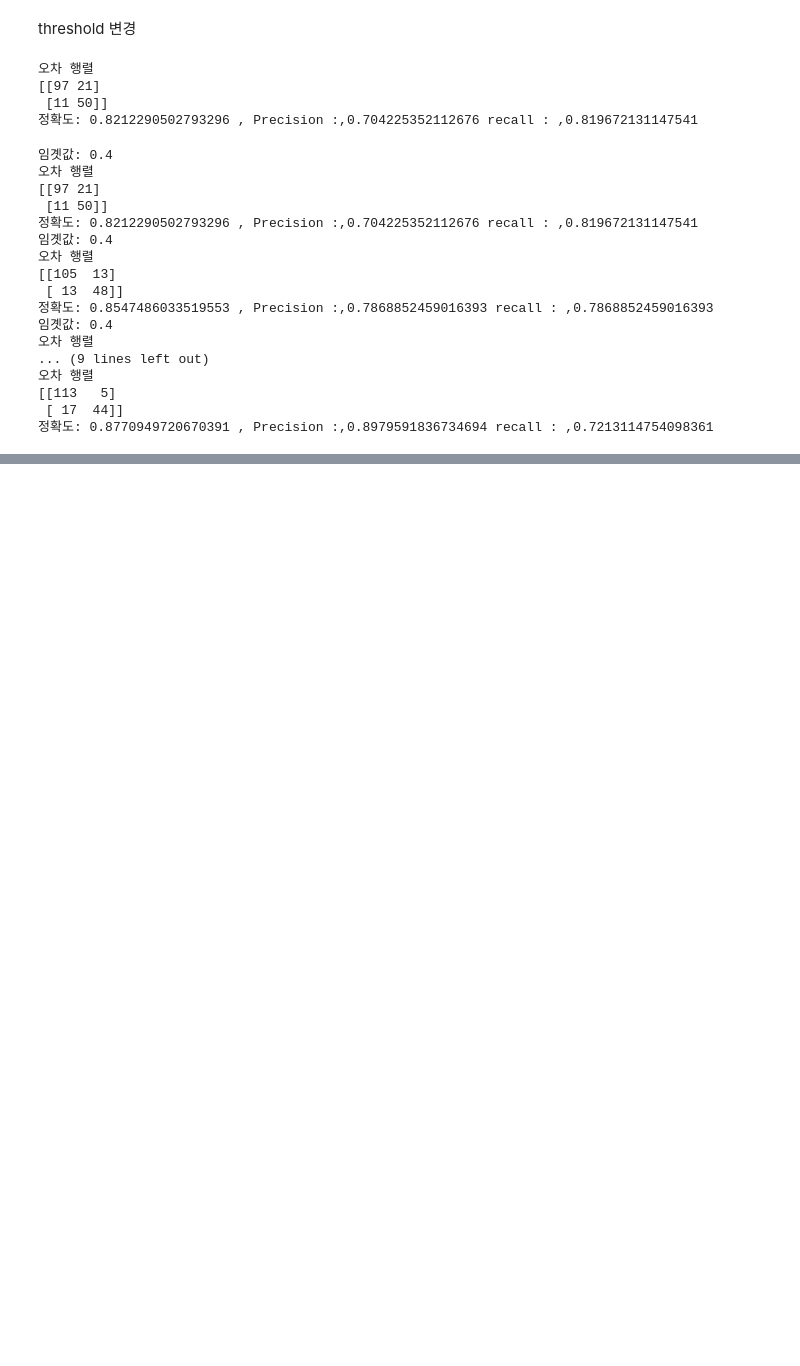
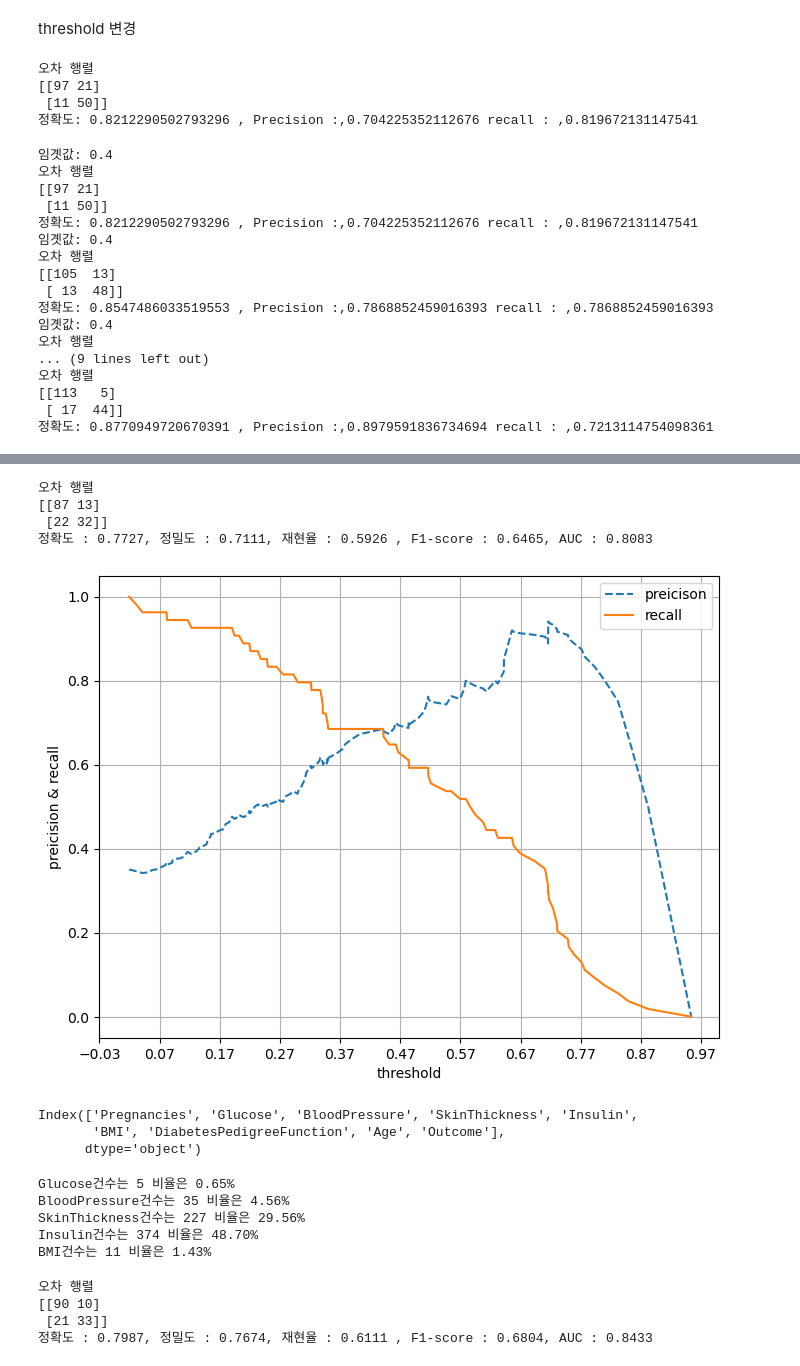
Before and after one commit to poporago/study_repo, a Jupyter notebook: scikit-learn/ch3평가.ipynb, the cells around one changed output, grey strips where cells are left out. Drawn from its saved outputs; the diff is of its cells as text; code cells hidden in the pictures; blank space fills up the shorter version.

```diff
--- a/scikit-learn/ch3평가.ipynb
+++ b/scikit-learn/ch3평가.ipynb
@@ -229,0 +363,12 @@ print(thresholds.shape)
+# %%
+import numpy as np
+import pandas as pd
+import matplotlib.pyplot as plt
+
+from sklearn.model_selection import train_test_split
+from sklearn.metrics import accuracy_score, precision_score , recall_score, roc_auc_score
+from sklearn.metrics import f1_score, confusion_matrix, precision_recall_curve, roc_curve
+from sklearn.preprocessing import StandardScaler
+from sklearn.linear_model import LogisticRegression
+
+data = pd.read_csv('../../data/diabetes.csv')
@@ -229,0 +407,11 @@ print(thresholds.shape)
+# %%
+X = data.iloc[:,:-1]
+y = data.iloc[:,-1]
+
+X_train, X_test, y_train, y_test = train_test_split(X,y, test_size = 0.2, random_state=156, stratify=y)
+
+#로지스틱 회귀로 학습, 예측 및 평가 수행
+lr_clf = LogisticRegression(solver='liblinear') #로지스틱 회귀는 normal equation이 아닌 iteratvie method이기때문에 방법을 선택해야함
+lr_clf.fit(X_train,y_train)
+pred = lr_clf.predict(X_test)
+pred_proba = lr_clf.predict_proba(X_test)[:,1]
@@ -229,0 +430,31 @@ print(thresholds.shape)
+# %%
+get_clf_eval(y_test,pred,pred_proba)
+# %% [output]
+오차 행렬
+[[87 13]
+ [22 32]]
+정확도 : 0.7727, 정밀도 : 0.7111, 재현율 : 0.5926 , F1-score : 0.6465, AUC : 0.8083
+# %%
+pred_proba_c1 = lr_clf.predict_proba(X_test)[:,1]
+precision_recall_curve_plot(y_test, pred_proba_c1)
+# %% [output]
+[figure, added]
+# %%
+data.columns
+# %% [output]
+Index(['Pregnancies', 'Glucose', 'BloodPressure', 'SkinThickness', 'Insulin',
+       'BMI', 'DiabetesPedigreeFunction', 'Age', 'Outcome'],
+      dtype='object')
+# %%
+check_list = ['Glucose','BloodPressure','SkinThickness', 'Insulin','BMI']
+total_count = len(data) # data['Glucose'].count()
+
+for feature in check_list:
+    zero_count = len(data[data[feature] ==0])
+    print(f'{feature}건수는 {zero_count} 비율은 {100*zero_count/total_count:.2f}%')
+# %% [output]
+Glucose건수는 5 비율은 0.65%
+BloodPressure건수는 35 비율은 4.56%
+SkinThickness건수는 227 비율은 29.56%
+Insulin건수는 374 비율은 48.70%
+BMI건수는 11 비율은 1.43%
@@ -229,0 +465,21 @@ print(thresholds.shape)
+# %%
+X = data.iloc[:, :-1]
+y = data.iloc[:, -1]
+
+#standardscaler를 통하여 피쳐 세트에 대해 일괄적인 스케일링 적용
+scaler = StandardScaler()
+X_scaled = scaler.fit_transform(X)
+
+X_train, X_test, y_train, y_test = train_test_split(X_scaled, y , test_size=0.2, random_state=156 ,stratify=y)
+
+lr_clf = LogisticRegression()
+lr_clf.fit(X_train,y_train)
+pred = lr_clf.predict(X_test)
+pred_proba = lr_clf.predict_proba(X_test)[:,1]
+
+get_clf_eval(y_test, pred, pred_proba)
+# %% [output]
+오차 행렬
+[[90 10]
+ [21 33]]
+정확도 : 0.7987, 정밀도 : 0.7674, 재현율 : 0.6111 , F1-score : 0.6804, AUC : 0.8433
```
Also changed, not shown: parts of 26 cells of this notebook, 1 other file.
